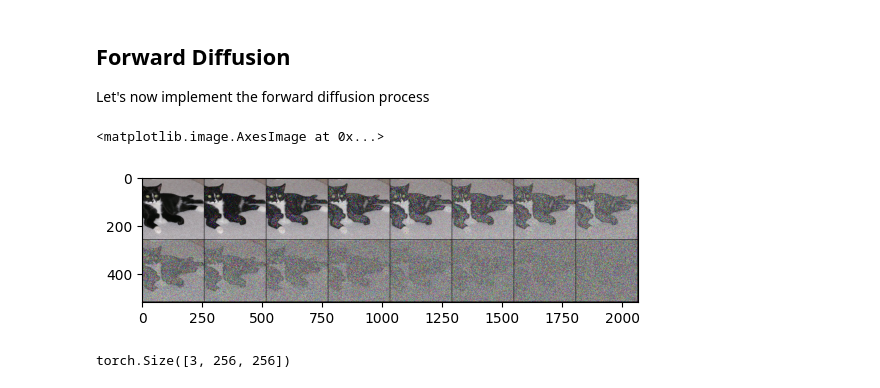
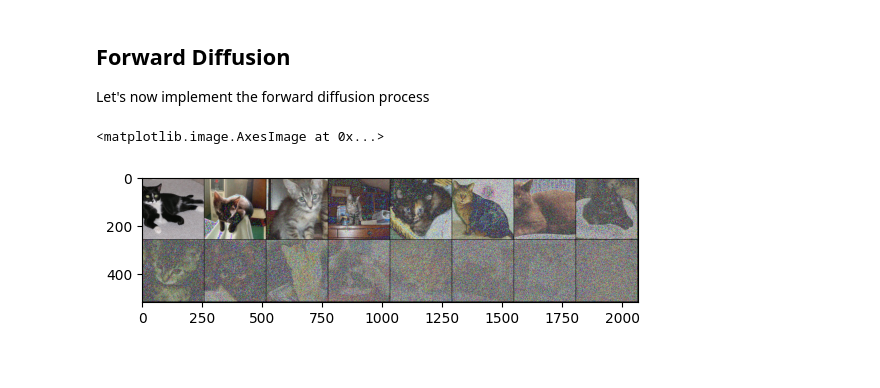
Before and after one commit to fringewidth/felineflow, a Jupyter notebook: train.ipynb, the cells around one changed output. Cells and saved outputs as stored; diff of their text form; code cells hidden in the pictures.

```diff
--- a/train.ipynb
+++ b/train.ipynb
@@ -83,17 +83,13 @@ def get_noised_image(image, alpha_bar, t):
 # %%
 #test forward diffusion
 sample_steps=16
 beta, alpha, alpha_bar = get_noise_schedule(1e-4, 0.02, sample_steps)
 img_arr = torch.empty(sample_steps,3,256,256)
 for t in range(sample_steps):
-  img_arr[t] = (get_noised_image(sample_batch[0], alpha_bar, t)*255).type(torch.uint8)
+  img_arr[t] = (get_noised_image(sample_batch[t], alpha_bar, t)*255).type(torch.uint8)
 
 noised_grid = torchvision.utils.make_grid(img_arr).permute(1,2,0)
 plt.imshow(noised_grid.type(torch.uint8))
 # %% [output]
 <matplotlib.image.AxesImage at 0x...>
-[figure, old version]
+[figure, new version]
-# %%
-sample_batch[0].size()
-# %% [output]
-torch.Size([3, 256, 256])
```
Also changed, not shown: parts of 1 cell of this notebook.
